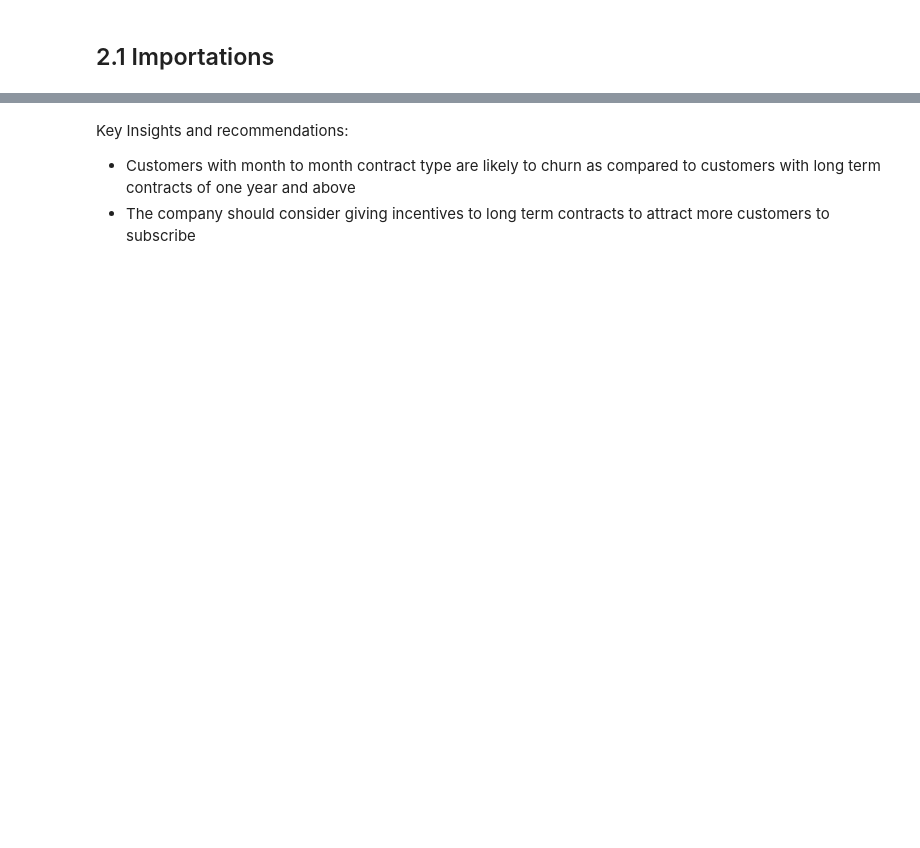
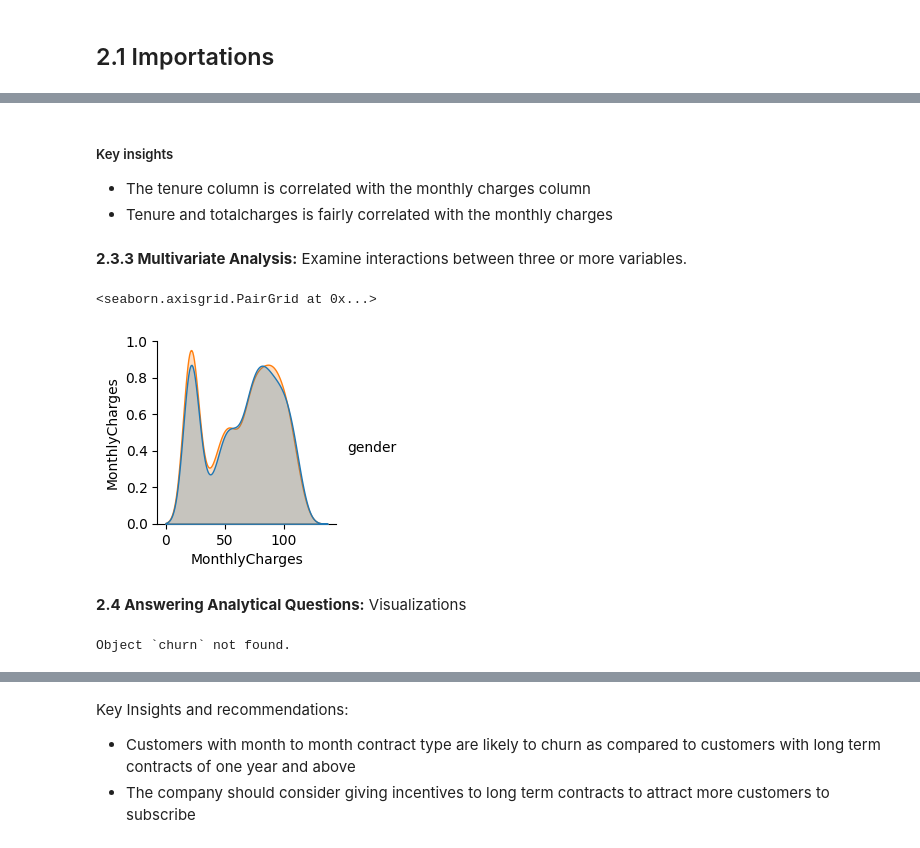
Before and after one commit to mwakabrian/LP2_Telco_customer_churn_Classification_Project, a Jupyter notebook: lp2_telco_customer_churn.ipynb, the cells around one changed output, grey strips where cells are left out. Cells and saved outputs as stored; diff of their text form; code cells hidden in the pictures; blank space fills up the shorter version.

```diff
--- a/lp2_telco_customer_churn.ipynb
+++ b/lp2_telco_customer_churn.ipynb
@@ -565,0 +403,22 @@ plt.show()
+# %% [markdown]
+##### Key insights
+
+- The tenure column is correlated with the monthly charges column
+- Tenure and totalcharges is fairly correlated with the monthly charges
+# %% [markdown]
+**2.3.3 Multivariate Analysis:**
+     Examine interactions between three or more variables.
+# %%
+data = df[['gender','SeniorCitizen','MonthlyCharges']]
+
+sns.pairplot(data,hue='gender')
+# %% [output]
+<seaborn.axisgrid.PairGrid at 0x...>
+[figure, added]
+# %% [markdown]
+**2.4 Answering Analytical Questions:**
+     Visualizations
+# %%
+Q1.How do different services (PhoneService, MultipleLines, InternetService, OnlineSecurity, OnlineBackup, etc.) contribute to customer churn?
+# %% [output]
+Object `churn` not found.
```
Also changed, not shown: parts of 190 cells of this notebook, 4 other files.
